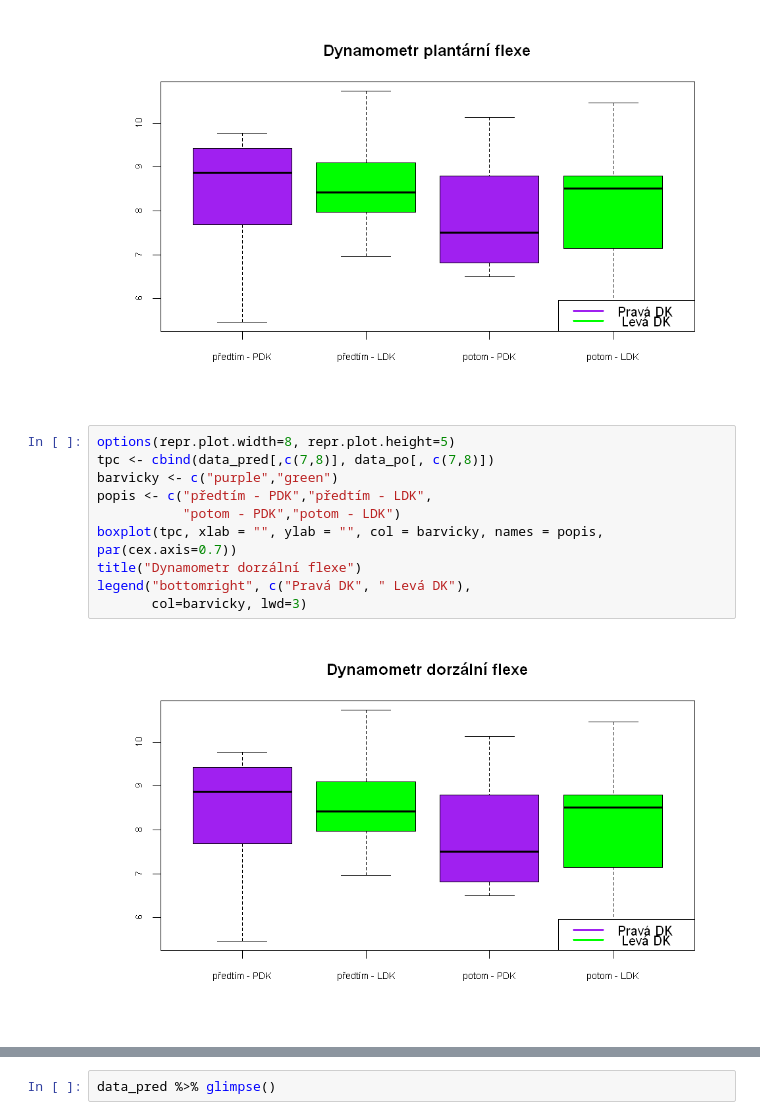
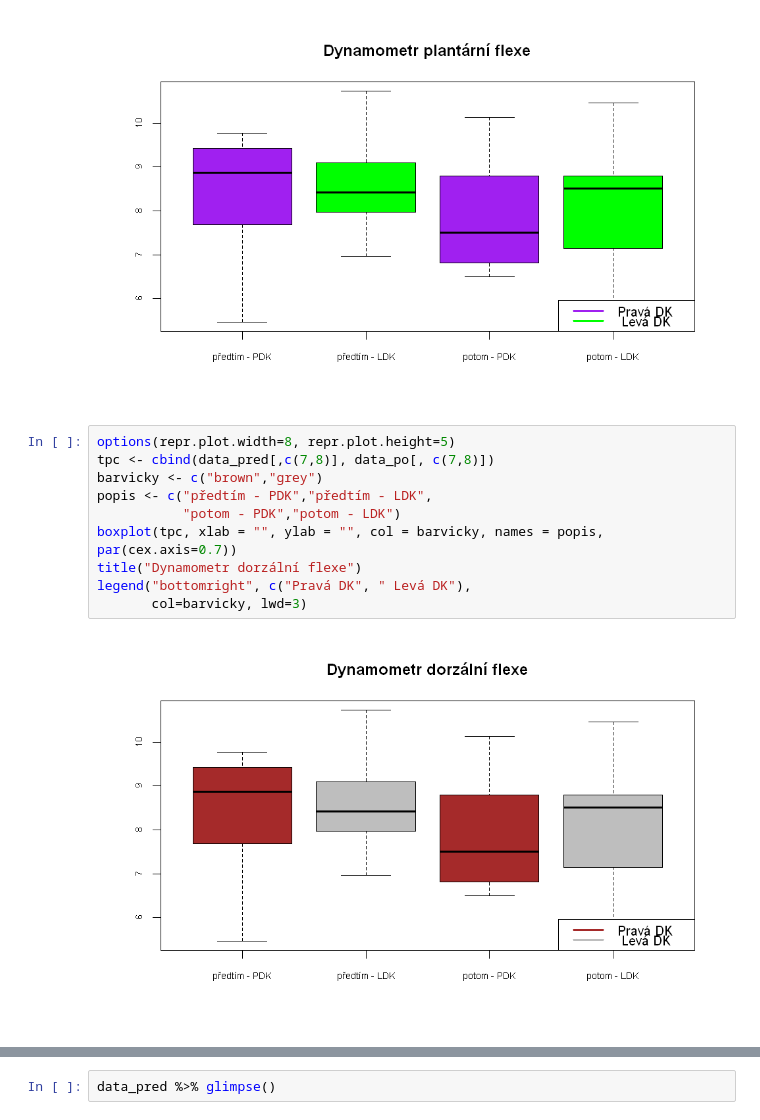
Before and after one commit to magicbeans817/Ondra---bc, a Jupyter notebook: Metodologie.ipynb, the cells around one changed output, grey strips where cells are left out. Drawn from its saved outputs; the diff is of its cells as text.

```diff
--- a/Metodologie.ipynb
+++ b/Metodologie.ipynb
@@ -211,12 +220,12 @@ legend("bottomright", c("Pravá DK", " Levá DK"),
 # %%
 options(repr.plot.width=8, repr.plot.height=5)
 tpc <- cbind(data_pred[,c(7,8)], data_po[, c(7,8)])
-barvicky <- c("purple","green")
+barvicky <- c("brown","grey")
 popis <- c("předtím - PDK","předtím - LDK",
            "potom - PDK","potom - LDK")
 boxplot(tpc, xlab = "", ylab = "", col = barvicky, names = popis, par(cex.axis=0.7))
 title("Dynamometr dorzální flexe")
 legend("bottomright", c("Pravá DK", " Levá DK"),
        col=barvicky, lwd=3)
 # %% [output]
-[figure, old version]
+[figure, new version]
```
Also changed, not shown: parts of 12 cells of this notebook.
